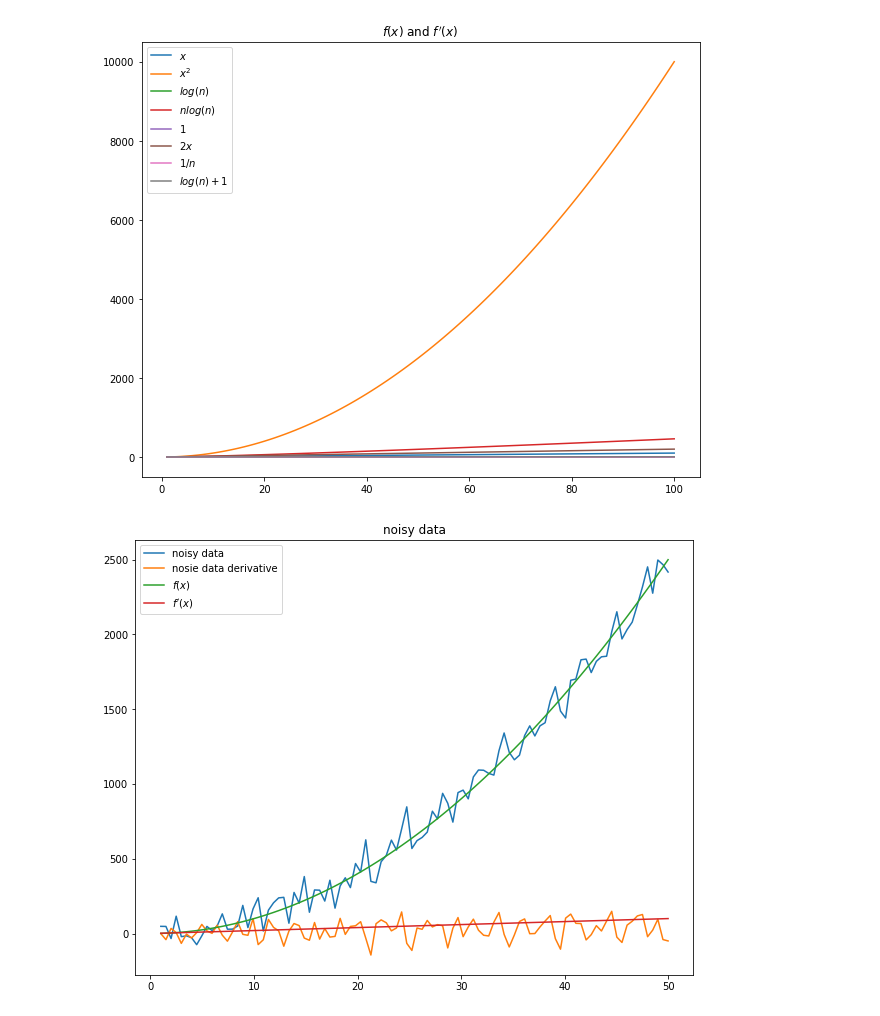
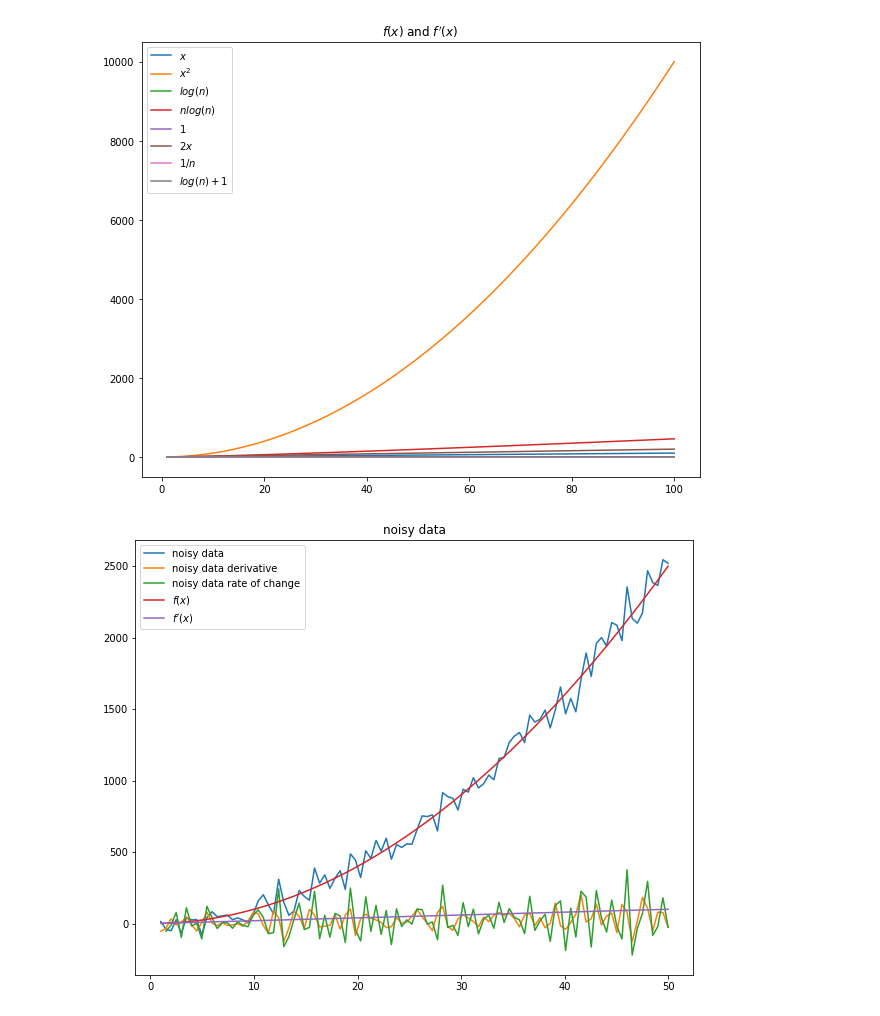
Before and after one commit to h3x4g0ns/py-chronos, a Jupyter notebook: explore.ipynb, the cells around one changed output. Cells and saved outputs as stored; diff of their text form; code cells hidden in the pictures.

```diff
--- a/explore.ipynb
+++ b/explore.ipynb
@@ -94,19 +94,20 @@ plt.show()
 # %%
 # create some sample data and add gausian noise
 f_x = lambda x: x**2
 f_prime_x = lambda x: 2*x
 x = np.linspace(1, 50, 100)
 y = [f_x(i) for i in x]
 y += np.random.normal(0, 75, 100)
 
 # plot noisy data and its derivative
 plt.figure(figsize=(10, 8))
 plt.plot(x, y, label="noisy data")
-plt.plot(x, np.gradient(y), label="nosie data derivative")
+plt.plot(x, np.gradient(y), label="noisy data derivative")
+plt.plot(x[1:], [y[i+1]-y[i] for i in range(len(y)-1)], label="noisy data rate of change")
 plt.plot(x, [f_x(i) for i in x], label="$f(x)$")
 plt.plot(x, [f_prime_x(i) for i in x], label="$f'(x)$")
 plt.legend()
 plt.title("noisy data")
 plt.show()
 # %% [output]
-[figure, old version]
+[figure, new version]
```
Also changed, not shown: parts of 9 cells of this notebook.
